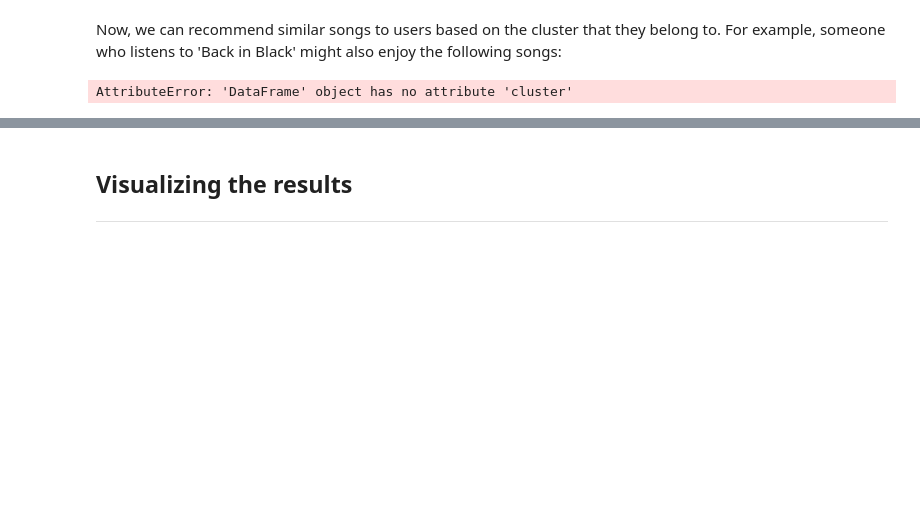
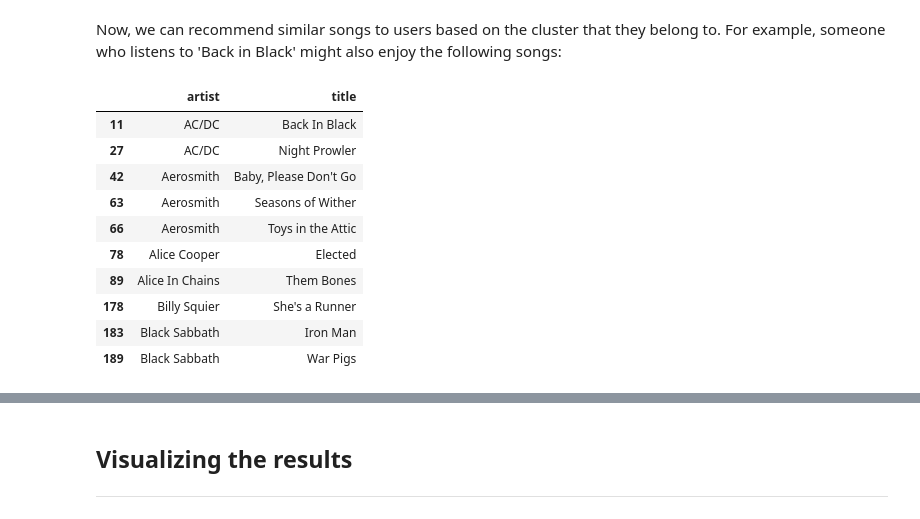
Before and after one commit to uic-cs418/cs418-s20-the-diatonics, a Jupyter notebook: CS-418-Final-Report.ipynb, the cells around one changed output, grey strips where cells are left out. Saved outputs shown, nothing was run; the diff lists cells and outputs as text; code cells hidden in the pictures; blank space fills up the shorter version.

```diff
--- a/CS-418-Final-Report.ipynb
+++ b/CS-418-Final-Report.ipynb
@@ -130,9 +128,21 @@ tracks_with_audio_features.head()
 # %% [markdown]
 Now, we can recommend similar songs to users based on the cluster that they belong to. For example, someone who listens to 'Back in Black' might also enjoy the following songs:
 # %%
+import importlib
+importlib.reload(ml)
 ml.recommend('Back In Black', "AC/DC", tracks_with_audio_features, spotify_client,tracks_to_query).head(10)
 # %% [output]
-AttributeError: 'DataFrame' object has no attribute 'cluster'
+|  | artist | title |
+| 11 | AC/DC | Back In Black |
+| 27 | AC/DC | Night Prowler |
+| 42 | Aerosmith | Baby, Please Don't Go |
+| 63 | Aerosmith | Seasons of Wither |
+| 66 | Aerosmith | Toys in the Attic |
+| 78 | Alice Cooper | Elected |
+| 89 | Alice In Chains | Them Bones |
+| 178 | Billy Squier | She's a Runner |
+| 183 | Black Sabbath | Iron Man |
+| 189 | Black Sabbath | War Pigs |
 # %%
 ml.recommend('Roar', "katy perry", tracks_with_audio_features, spotify_client,tracks_to_query).head(10)
 # %% [output]
```
Also changed, not shown: parts of 2 cells of this notebook, 1 other file.
